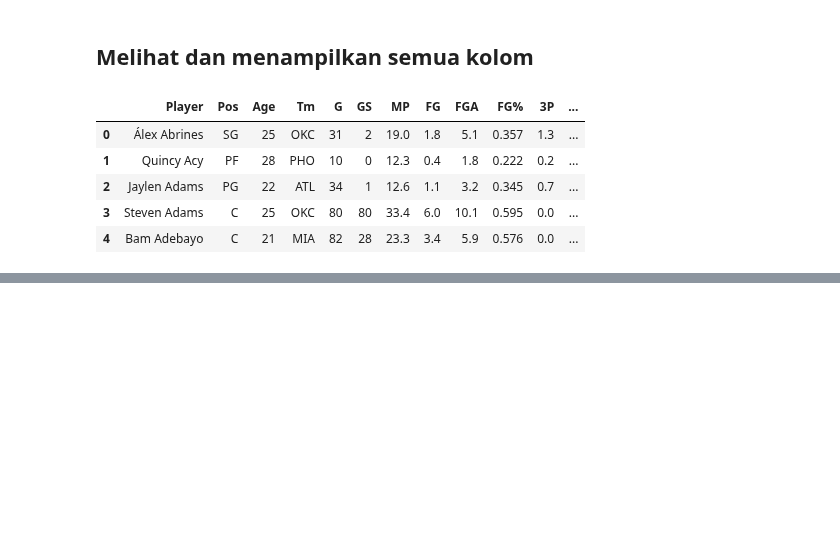
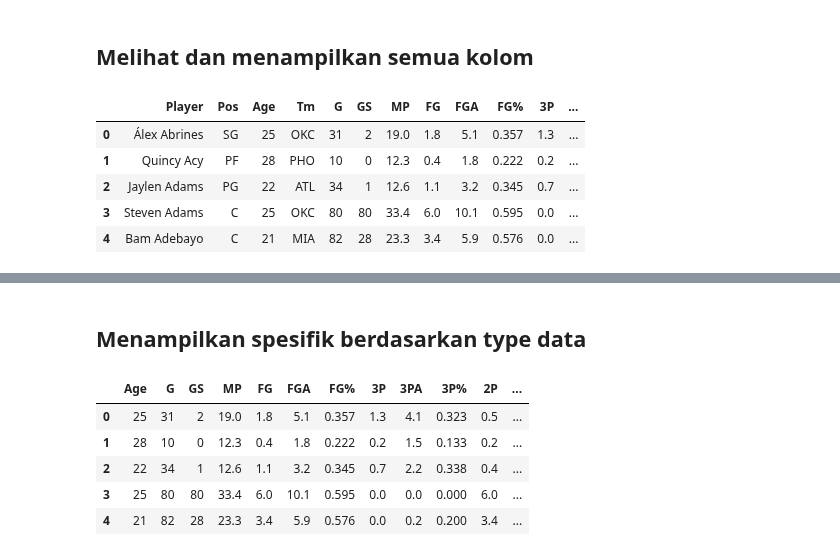
Before and after one commit to rshby/Supervised_Learning, a Jupyter notebook: Basketball/EDA.ipynb, the cells around one changed output, grey strips where cells are left out. Saved outputs shown, nothing was run; the diff lists cells and outputs as text; code cells hidden in the pictures; blank space fills up the shorter version.

```diff
--- a/Basketball/EDA.ipynb
+++ b/Basketball/EDA.ipynb
@@ -124,0 +145,12 @@ df.head()
+# %% [markdown]
+## Menampilkan spesifik berdasarkan type data
+# %%
+# hanya menampilkan type data number
+df.select_dtypes(include="number").head()
+# %% [output]
+|  | Age | G | GS | MP | FG | FGA | FG% | 3P | 3PA | 3P% | 2P | ... |
+| 0 | 25 | 31 | 2 | 19.0 | 1.8 | 5.1 | 0.357 | 1.3 | 4.1 | 0.323 | 0.5 | ... |
+| 1 | 28 | 10 | 0 | 12.3 | 0.4 | 1.8 | 0.222 | 0.2 | 1.5 | 0.133 | 0.2 | ... |
+| 2 | 22 | 34 | 1 | 12.6 | 1.1 | 3.2 | 0.345 | 0.7 | 2.2 | 0.338 | 0.4 | ... |
+| 3 | 25 | 80 | 80 | 33.4 | 6.0 | 10.1 | 0.595 | 0.0 | 0.0 | 0.000 | 6.0 | ... |
+| 4 | 21 | 82 | 28 | 23.3 | 3.4 | 5.9 | 0.576 | 0.0 | 0.2 | 0.200 | 3.4 | ... |
```
Also changed, not shown: parts of 4 cells of this notebook.
